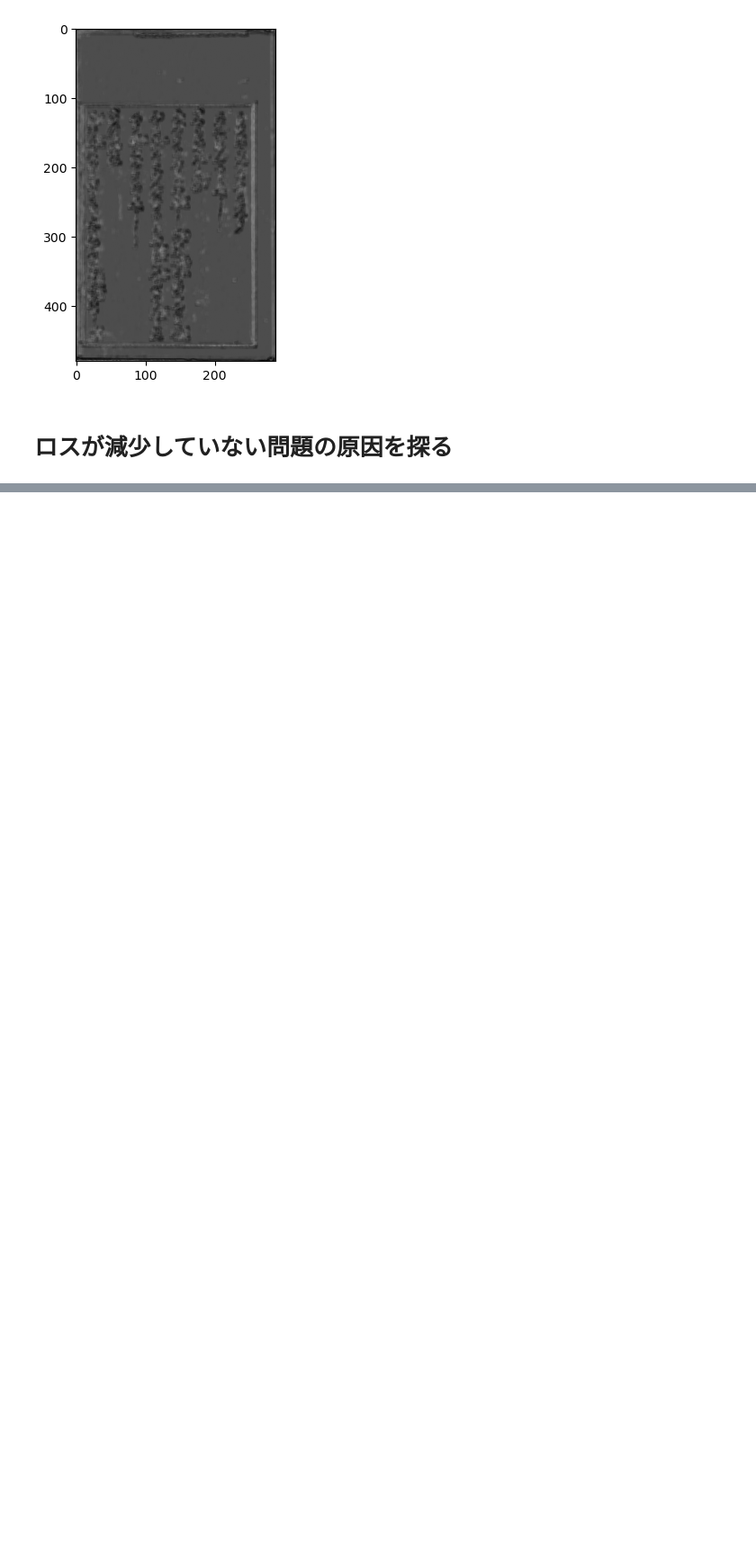
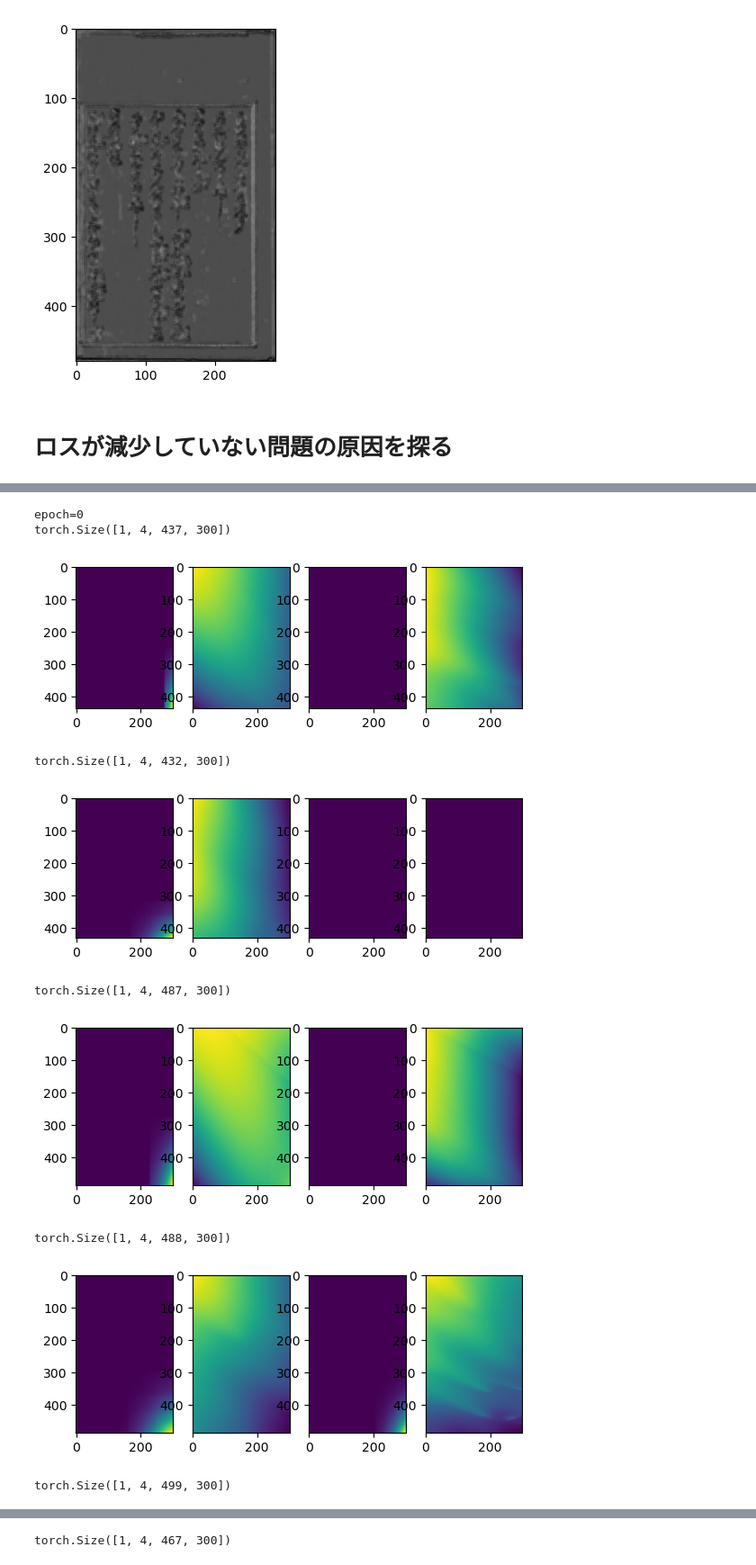
Before and after one commit to riku213/Craft_respect, a Jupyter notebook: .test/test_unet.ipynb, the cells around one changed output, grey strips where cells are left out. Shown at 90% size. Drawn from its saved outputs; the diff is of its cells as text; code cells hidden in the pictures; blank space fills up the shorter version.

```diff
--- a/.test/test_unet.ipynb
+++ b/.test/test_unet.ipynb
@@ -488,0 +559,25 @@ torch.Size([1, 4, 480, 288])
+# %%
+
+# --- モデル、損失関数、最適化手法の定義 ---
+device = torch.device("cuda" if torch.cuda.is_available() else "cpu")
+for epoch in range(1):
+    # train_bar = tqdm(train_dl, desc=f"Epoch {epoch+1}/{1} [Train]")
+    print(f'{epoch=}')
+    for imgs, masks in train_dl:
+        print(f'{masks.shape}')
+        for i in range(4):
+            plt.subplot(1, 4, i + 1)
+            plt.imshow(masks[0, i].cpu().detach().numpy())
+        # plt.hist(imgs[0].cpu().detach().numpy().flatten(), bins=50)
+        plt.show()
+# %% [output]
+epoch=0
+torch.Size([1, 4, 437, 300])
+[figure, added]
+torch.Size([1, 4, 432, 300])
+[figure, added]
+torch.Size([1, 4, 487, 300])
+[figure, added]
+torch.Size([1, 4, 488, 300])
+[figure, added]
+torch.Size([1, 4, 499, 300])
@@ -488,0 +585 @@ torch.Size([1, 4, 480, 288])
+torch.Size([1, 4, 467, 300])
```
Also changed, not shown: parts of 3 cells of this notebook.
